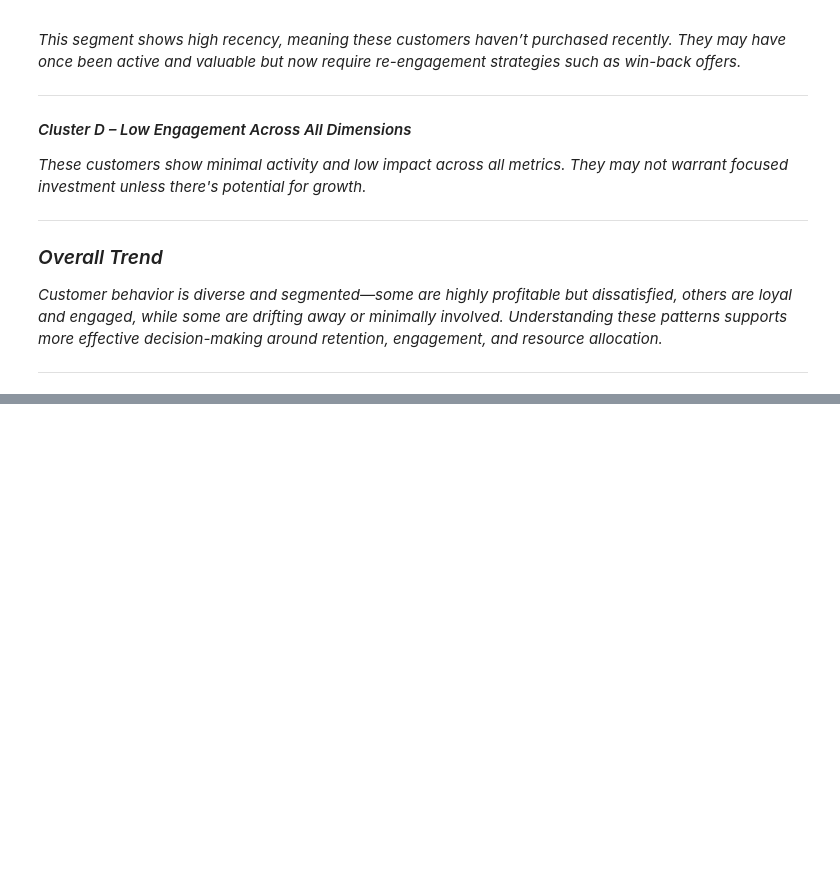
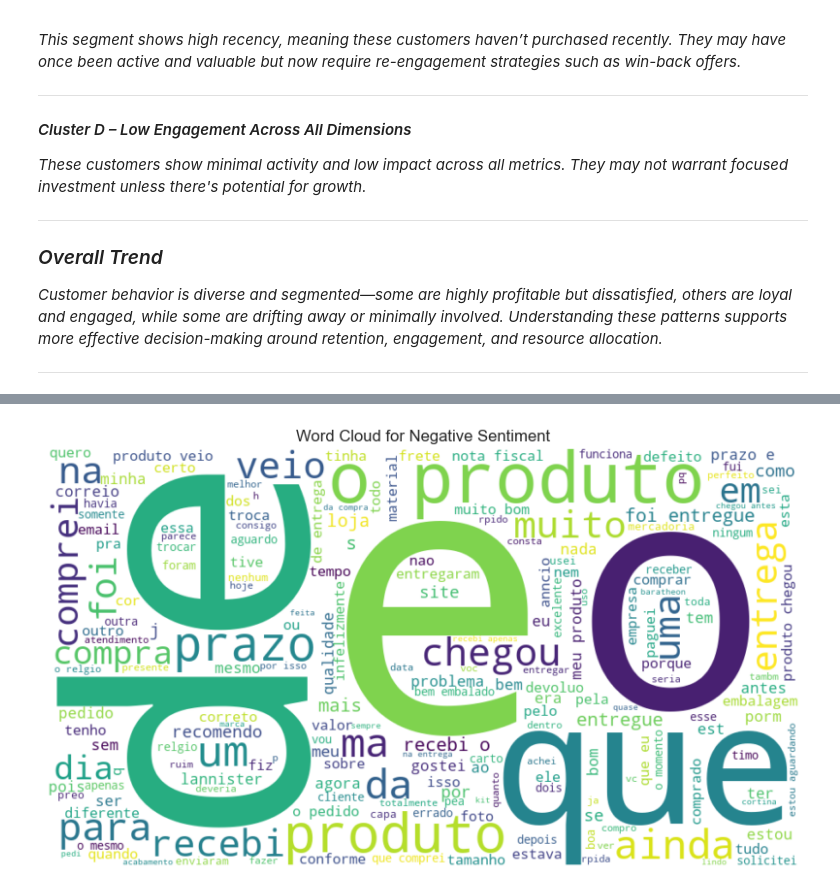
Before and after one commit to SnitTeshome/DSA2040A_DataMining_Group-8_Snit_552___Mohamed_006___Halima_315___Lesala_218, a Jupyter notebook: notebooks/3_data_mining.ipynb, the cells around one changed output, grey strips where cells are left out. Cells and saved outputs as stored; diff of their text form; code cells hidden in the pictures; blank space fills up the shorter version.

```diff
--- a/notebooks/3_data_mining.ipynb
+++ b/notebooks/3_data_mining.ipynb
@@ -263,0 +426,4 @@ The radar chart visualizes distinct customer segments based on behavioral patter
+# %%
+generate_wordcloud(df_sentiment, 'Negative')
+# %% [output]
+[figure, added]
```
Also changed, not shown: parts of 21 cells of this notebook, 3 other files.
